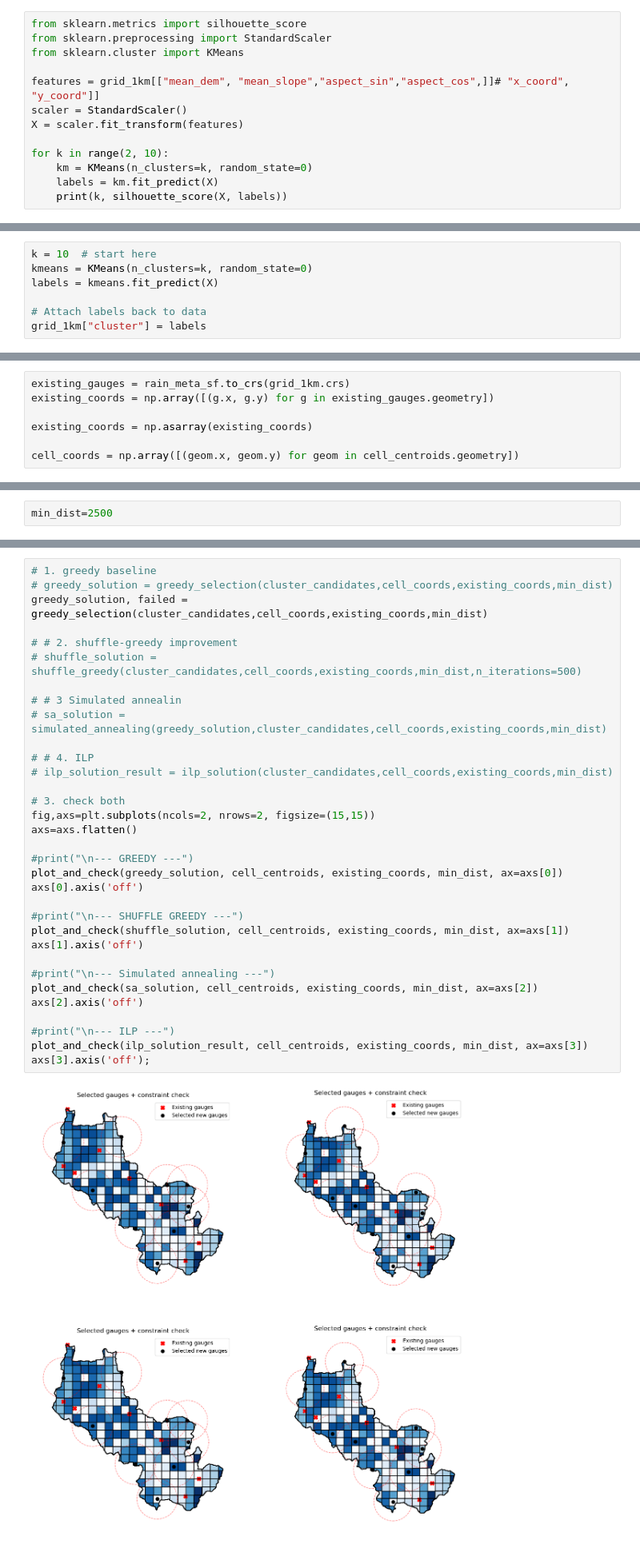
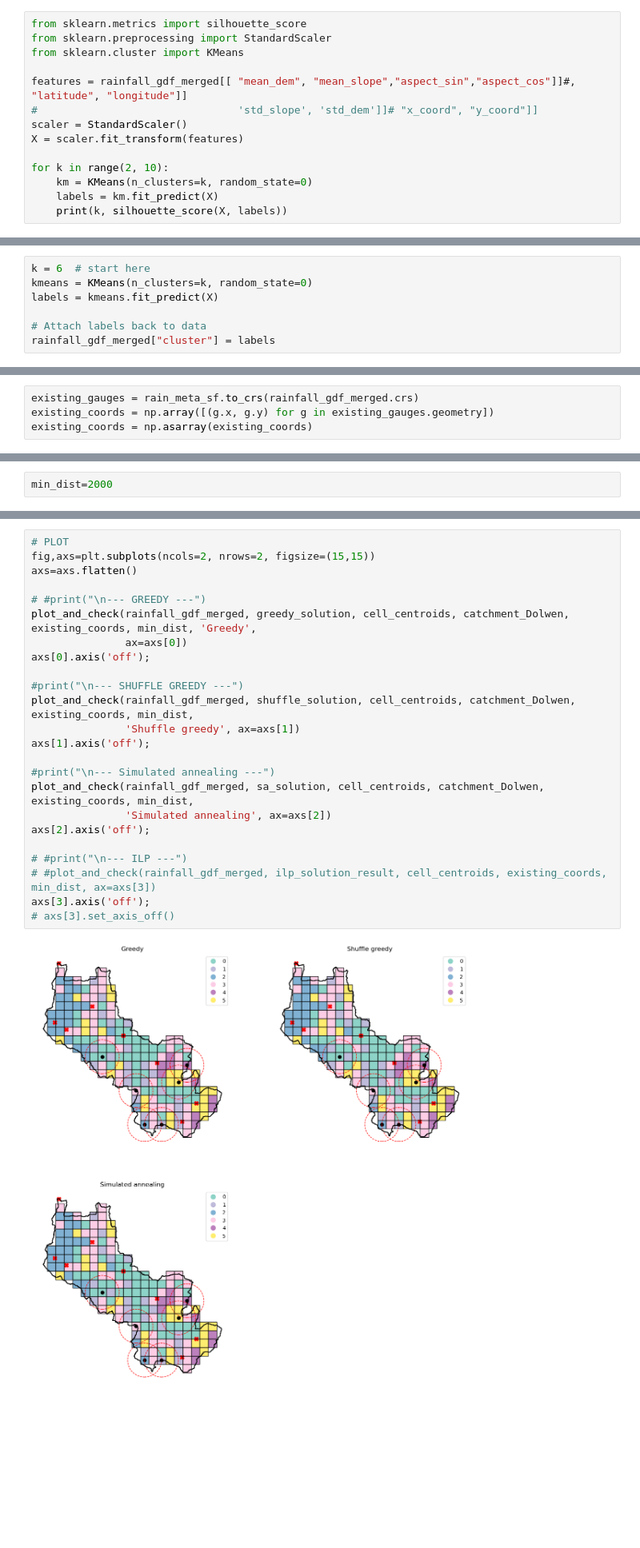
Before and after one commit to masher92/RainGaugeOptimisation, a Jupyter notebook: ClusterAnalysis.ipynb, the cells around one changed output, grey strips where cells are left out. Shown at 80% size. Cells and saved outputs as stored; diff of their text form; blank space fills up the shorter version.

```diff
--- a/ClusterAnalysis.ipynb
+++ b/ClusterAnalysis.ipynb
@@ -858,7 +70,8 @@ from sklearn.metrics import silhouette_score
 from sklearn.preprocessing import StandardScaler
 from sklearn.cluster import KMeans
 
-features = grid_1km[["mean_dem", "mean_slope","aspect_sin","aspect_cos",]]# "x_coord", "y_coord"]]
+features = rainfall_gdf_merged[[ "mean_dem", "mean_slope","aspect_sin","aspect_cos"]]#, "latitude", "longitude"]]
+#                                'std_slope', 'std_dem']]# "x_coord", "y_coord"]]
 scaler = StandardScaler()
 X = scaler.fit_transform(features)
 
@@ -871,9 +91,9 @@ KeyError: "None of [Index(['mean_dem', 'mean_slope', 'aspect_sin', 'aspect_cos']
 # %% [markdown]
 #### Run the cluster analysis
 # %%
-k = 10  # start here
+k = 6  # start here
 kmeans = KMeans(n_clusters=k, random_state=0)
 labels = kmeans.fit_predict(X)
 
 # Attach labels back to data
-grid_1km["cluster"] = labels
+rainfall_gdf_merged["cluster"] = labels
@@ -887,9 +180,6 @@ Find one cell to represent each cluster, with constraint on proximity to each ot
 # %% [markdown]
 #### Get the locations of the existing gauges
 # %%
-existing_gauges = rain_meta_sf.to_crs(grid_1km.crs)
+existing_gauges = rain_meta_sf.to_crs(rainfall_gdf_merged.crs)
 existing_coords = np.array([(g.x, g.y) for g in existing_gauges.geometry])
-
 existing_coords = np.asarray(existing_coords)
-
-cell_coords = np.array([(geom.x, geom.y) for geom in cell_centroids.geometry])
@@ -920,4 +214,4 @@ for c in np.unique(labels):
 # %% [markdown]
 #### For each cluster: select a grid cell to represent it, based on ordering above and also spatial proximity to each other
 # %%
-min_dist=2500
+min_dist=2000
@@ -937,35 +304,26 @@ Examples of failed clusters:
 # %%
-# 1. greedy baseline
-# greedy_solution = greedy_selection(cluster_candidates,cell_coords,existing_coords,min_dist)
-greedy_solution, failed = greedy_selection(cluster_candidates,cell_coords,existing_coords,min_dist)
-
-# # 2. shuffle-greedy improvement
-# shuffle_solution = shuffle_greedy(cluster_candidates,cell_coords,existing_coords,min_dist,n_iterations=500)
-
-# # 3 Simulated annealin
-# sa_solution = simulated_annealing(greedy_solution,cluster_candidates,cell_coords,existing_coords,min_dist)
-
-# # 4. ILP
-# ilp_solution_result = ilp_solution(cluster_candidates,cell_coords,existing_coords,min_dist)
-
-# 3. check both
+# PLOT
 fig,axs=plt.subplots(ncols=2, nrows=2, figsize=(15,15))
 axs=axs.flatten()
 
-#print("\n--- GREEDY ---")
-plot_and_check(greedy_solution, cell_centroids, existing_coords, min_dist, ax=axs[0])
-axs[0].axis('off')
+# #print("\n--- GREEDY ---")
+plot_and_check(rainfall_gdf_merged, greedy_solution, cell_centroids, catchment_Dolwen, existing_coords, min_dist, 'Greedy',
+               ax=axs[0])
+axs[0].axis('off');
 
 #print("\n--- SHUFFLE GREEDY ---")
-plot_and_check(shuffle_solution, cell_centroids, existing_coords, min_dist, ax=axs[1])
-axs[1].axis('off')
+plot_and_check(rainfall_gdf_merged, shuffle_solution, cell_centroids, catchment_Dolwen, existing_coords, min_dist,
+               'Shuffle greedy', ax=axs[1])
+axs[1].axis('off');
 
 #print("\n--- Simulated annealing ---")
-plot_and_check(sa_solution, cell_centroids, existing_coords, min_dist, ax=axs[2])
-axs[2].axis('off')
+plot_and_check(rainfall_gdf_merged, sa_solution, cell_centroids, catchment_Dolwen,  existing_coords, min_dist,
+               'Simulated annealing', ax=axs[2])
+axs[2].axis('off');
 
-#print("\n--- ILP ---")
-plot_and_check(ilp_solution_result, cell_centroids, existing_coords, min_dist, ax=axs[3])
+# #print("\n--- ILP ---")
+# #plot_and_check(rainfall_gdf_merged, ilp_solution_result, cell_centroids, existing_coords, min_dist, ax=axs[3])
 axs[3].axis('off');
+# axs[3].set_axis_off()
 # %% [output]
-[figure, old version]
+[figure, new version]
```
Also changed, not shown: parts of 49 cells of this notebook, 11 other files.
